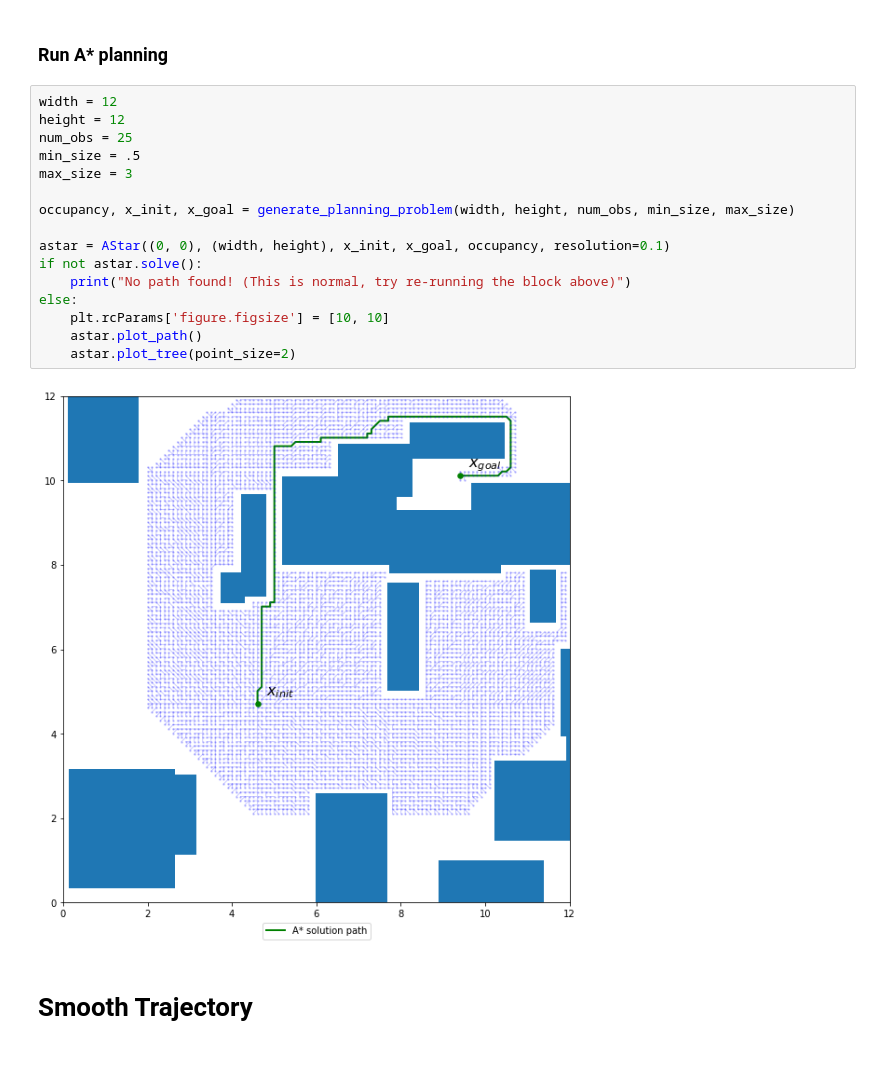
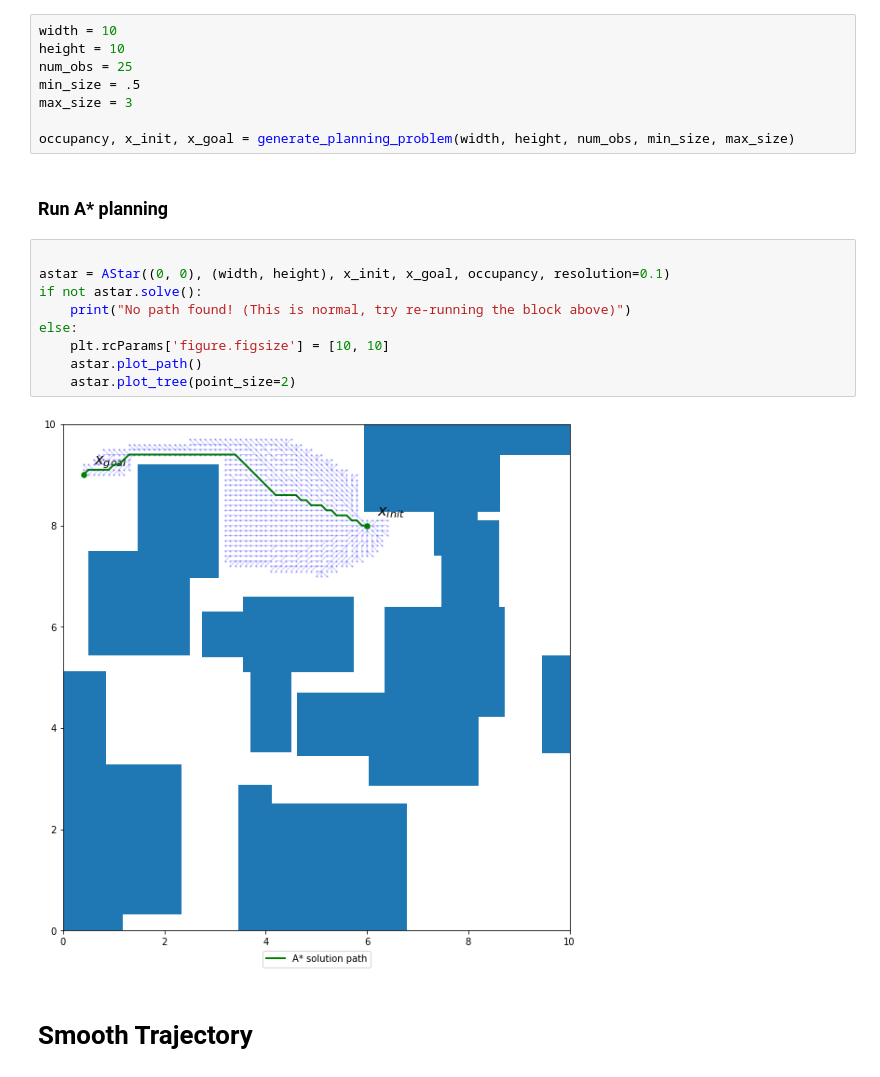
Before and after one commit to QuangMDoan/autonomy, a Jupyter notebook: hw1/sim_astar.ipynb, the cells around one changed output. Drawn from its saved outputs; the diff is of its cells as text.

```diff
--- a/hw1/sim_astar.ipynb
+++ b/hw1/sim_astar.ipynb
@@ -43,26 +41,27 @@ else:
 ## Random Cluttered Environment
 ### Generate workspace, start and goal positions
 (Try changing these and see what happens)
+# %%
+width = 10
+height = 10
+num_obs = 25
+min_size = .5
+max_size = 3
+
+occupancy, x_init, x_goal = generate_planning_problem(width, height, num_obs, min_size, max_size)
 # %% [markdown]
 ### Run A* planning
 # %%
-width = 12
-height = 12
-num_obs = 25
-min_size = .5
-max_size = 3
-
-occupancy, x_init, x_goal = generate_planning_problem(width, height, num_obs, min_size, max_size)
 
 astar = AStar((0, 0), (width, height), x_init, x_goal, occupancy, resolution=0.1)
 if not astar.solve():
     print("No path found! (This is normal, try re-running the block above)")
 else:
     plt.rcParams['figure.figsize'] = [10, 10]
     astar.plot_path()
     astar.plot_tree(point_size=2)
 # %% [output]
-[figure, old version]
+[figure, new version]
 # %% [markdown]
 # Smooth Trajectory
 # %%
```
Also changed, not shown: parts of 4 cells of this notebook, 1 other file.
